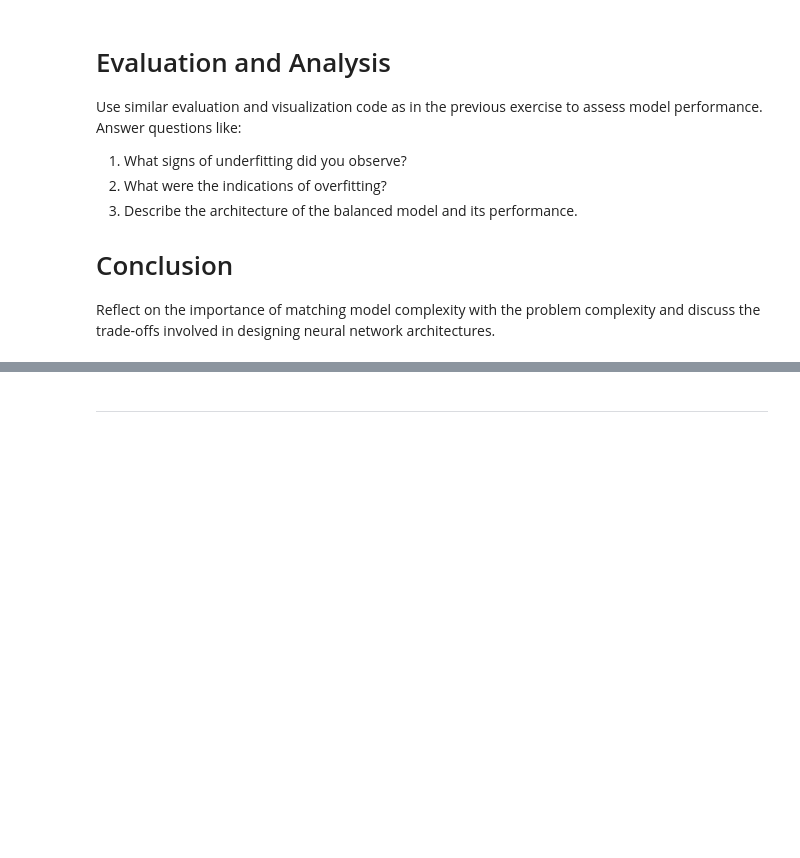
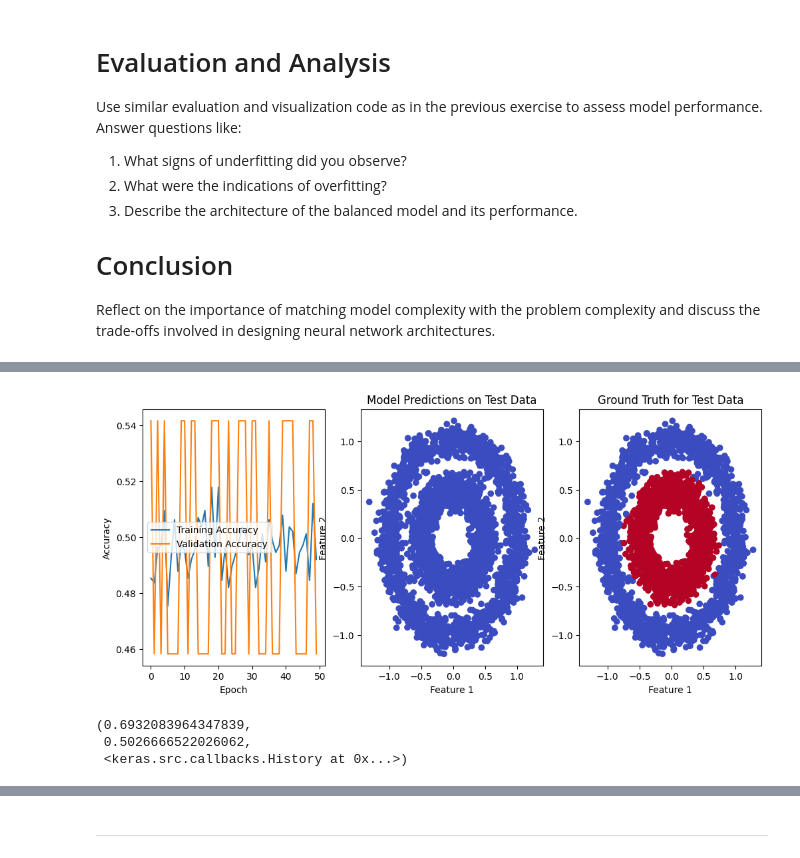
Before and after one commit to SCGlass/deep_learning, a Jupyter notebook: week_1/Network_architecture_exploration_students.ipynb, the cells around one changed output, grey strips where cells are left out. Saved outputs shown, nothing was run; the diff lists cells and outputs as text; code cells hidden in the pictures; blank space fills up the shorter version.

```diff
--- a/week_1/Network_architecture_exploration_students.ipynb
+++ b/week_1/Network_architecture_exploration_students.ipynb
@@ -117,0 +146,6 @@ Reflect on the importance of matching model complexity with the problem complexi
+# %%
+# Task 2 overfitting
+
+model_over = build_model(num_layers=5, num_neurons=100)
+train_and_evaluate_model(model_over, epochs=50)
+# %% [output]
@@ -117,0 +154,4 @@ Reflect on the importance of matching model complexity with the problem complexi
+[figure, added]
+(0.6932083964347839,
+ 0.5026666522026062,
+ <keras.src.callbacks.History at 0x...>)
```
Also changed, not shown: parts of 6 cells of this notebook, 1 other file.
